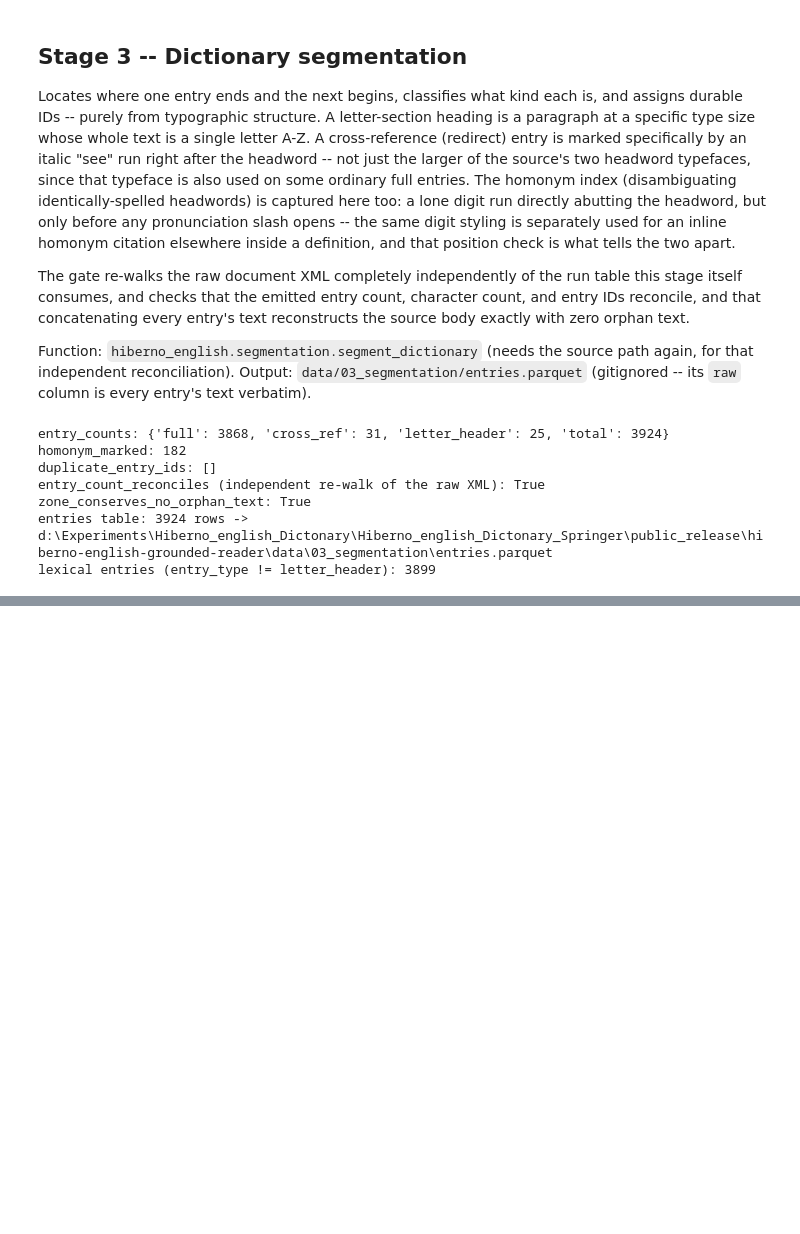
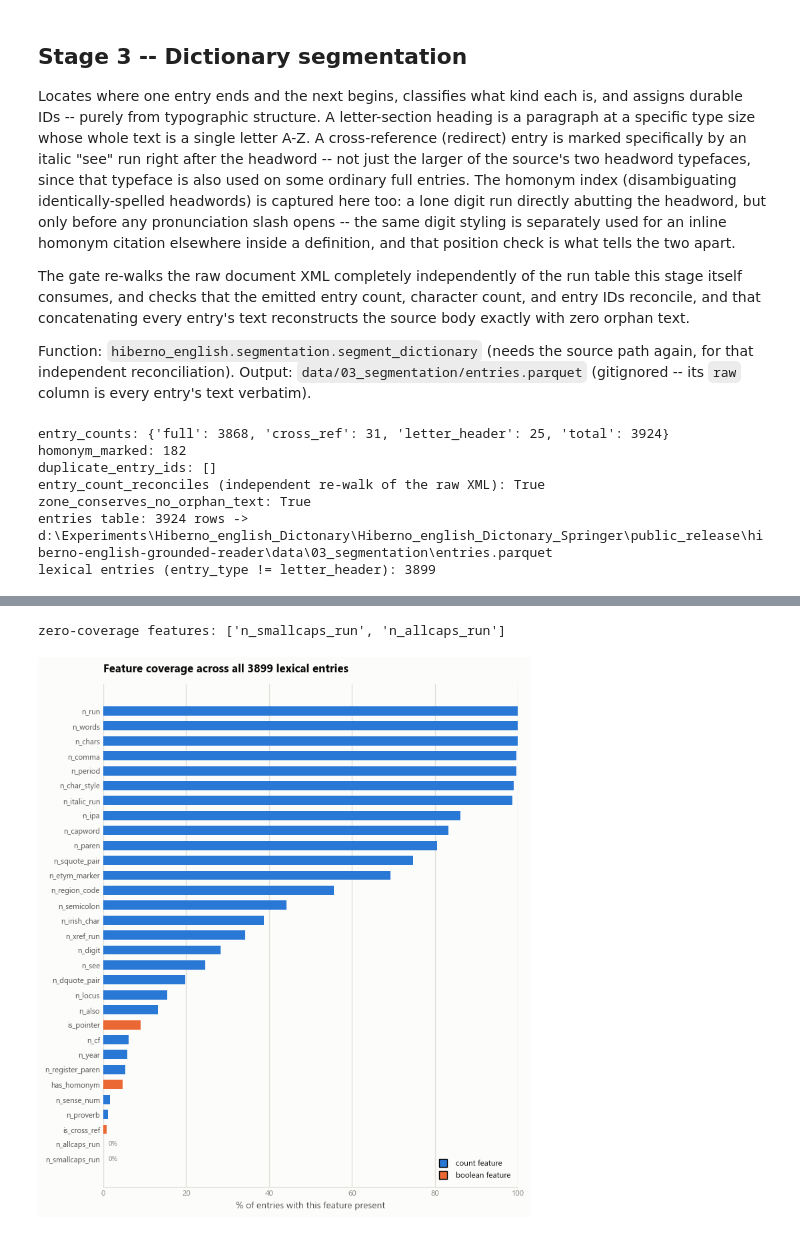
Before and after one commit to mrHendrixSL/hiberno-english-grounded-reader, a Jupyter notebook: notebooks/pipeline.ipynb, the cells around one changed output, grey strips where cells are left out. Cells and saved outputs as stored; diff of their text form; code cells hidden in the pictures; blank space fills up the shorter version.

```diff
--- a/notebooks/pipeline.ipynb
+++ b/notebooks/pipeline.ipynb
@@ -198,0 +229,8 @@ lexical entries (entry_type != letter_header): 3899
+# %%
+from hiberno_english.features import build_structural_features, FEATURE_COLUMNS
+
+phi = build_structural_features(entries, runs)
+pq.write_table(phi, DATA / "04_features" / "phi.parquet")
+print("phi table:", phi.num_rows, "rows,", len(phi.schema.names), "columns ->",
+     DATA / "04_features" / "phi.parquet")
+print("FEATURE_COLUMNS (phi):", len(FEATURE_COLUMNS))
@@ -198,0 +286,40 @@ lexical entries (entry_type != letter_header): 3899
+# %%
+from hiberno_english.features import COUNT_FEATURES, BOOL_FEATURES
+
+df = phi.to_pandas()
+n = len(df)
+coverage = {f: (df[f] > 0).sum() / n * 100 for f in COUNT_FEATURES}
+coverage.update({f: df[f].sum() / n * 100 for f in BOOL_FEATURES})
+print("zero-coverage features:", [k for k, v in coverage.items() if v == 0])
+
+items = sorted(coverage.items(), key=lambda kv: kv[1])
+names = [k for k, _ in items]
+vals = [v for _, v in items]
+colors = [ORANGE if k in BOOL_FEATURES else BLUE for k in names]
+
+fig, ax = plt.subplots(figsize=(7.5, 8.5))
+bars = ax.barh(names, vals, color=colors, height=0.62, zorder=3)
+ax.set_xlim(0, 100)
+ax.set_xlabel("% of entries with this feature present")
+ax.set_title(f"Feature coverage across all {n} lexical entries", fontsize=12, fontweight="bold", loc="left", pad=12)
+ax.xaxis.grid(True, color=GRID, linewidth=1, zorder=0)
+ax.set_axisbelow(True)
+for spine in ("top", "right", "left"):
+    ax.spines[spine].set_visible(False)
+ax.spines["bottom"].set_color(GRID)
+ax.tick_params(axis="y", length=0, labelsize=8.3, labelcolor=INK_SECONDARY)
+ax.tick_params(axis="x", length=0, labelsize=8.5)
+for b, v in zip(bars, vals):
+    if v == 0:
+        ax.text(1.2, b.get_y() + b.get_height() / 2, "0%", va="center", ha="left",
+                 fontsize=7.5, color=INK_MUTED)
+legend_handles = [
+    plt.Line2D([0], [0], marker="s", color="none", markerfacecolor=BLUE, markersize=9, label="count feature"),
+    plt.Line2D([0], [0], marker="s", color="none", markerfacecolor=ORANGE, markersize=9, label="boolean feature"),
+]
+ax.legend(handles=legend_handles, loc="lower right", fontsize=8.5, handletextpad=0.6)
+plt.tight_layout()
+plt.show()
+# %% [output]
+zero-coverage features: ['n_smallcaps_run', 'n_allcaps_run']
+[figure, added]
```
Also changed, not shown: parts of 14 cells of this notebook, 16 other files.
